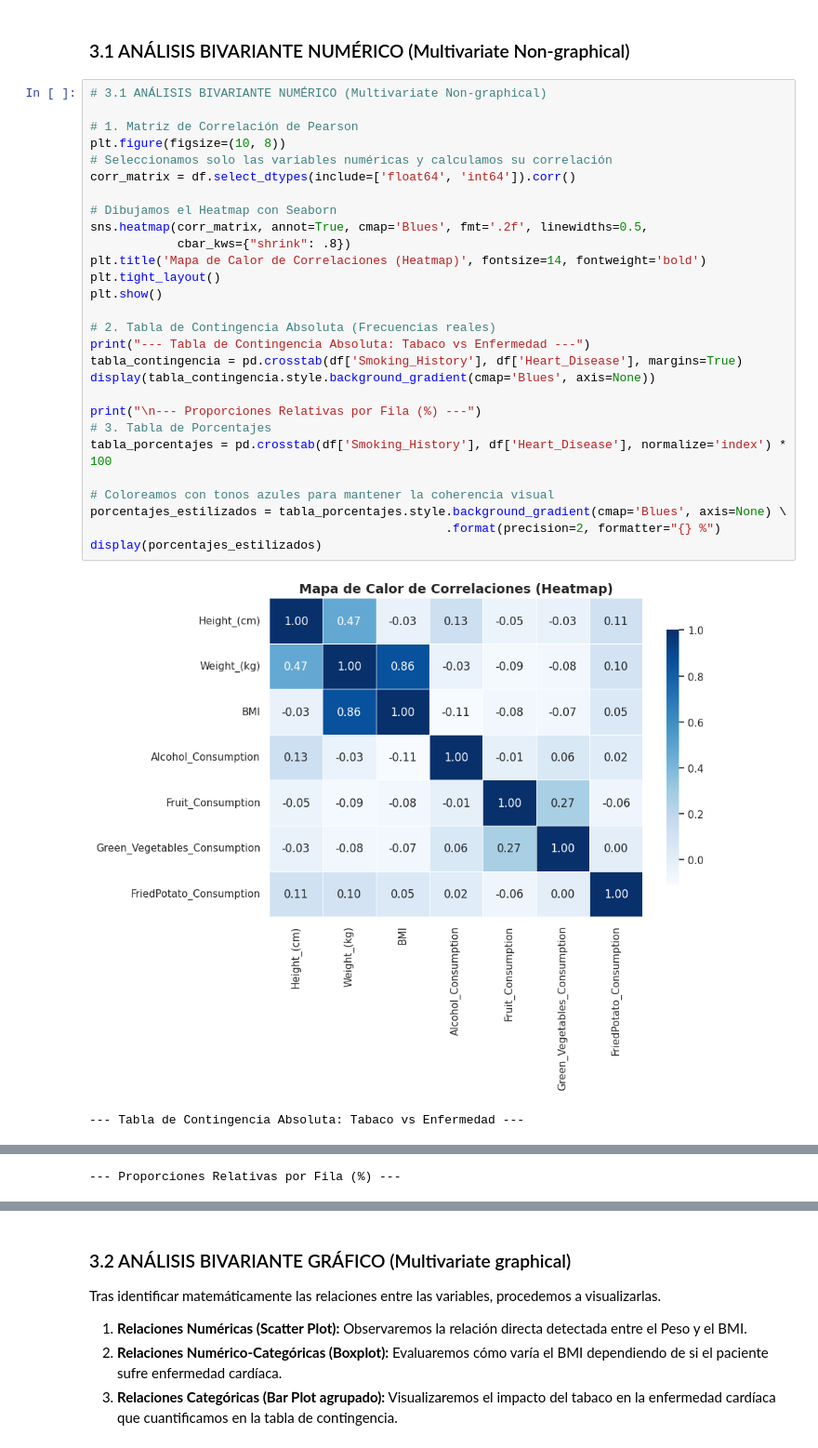
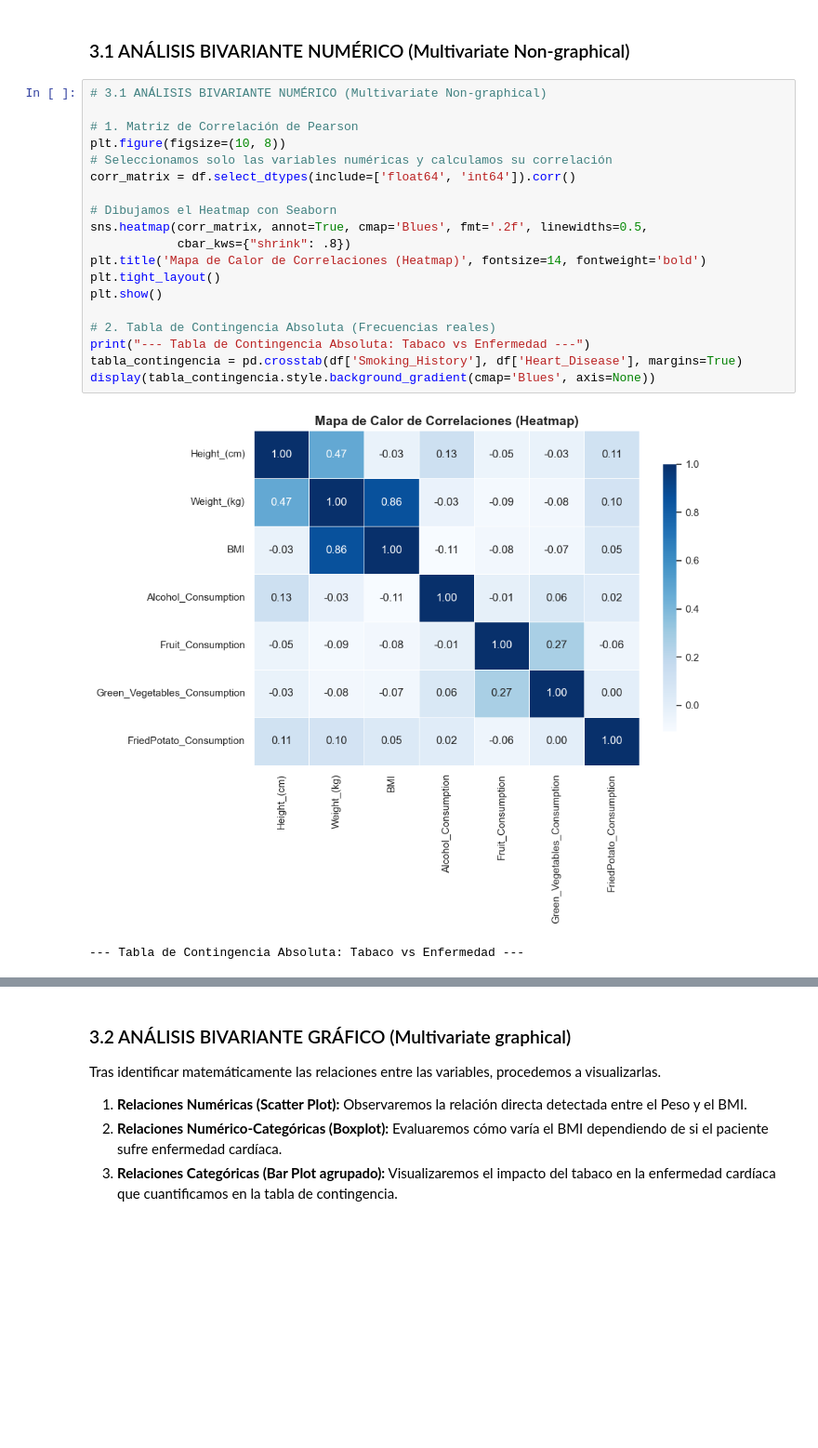
Before and after one commit to jjimper/ProyectoIACOM, a Jupyter notebook: Trabajo.ipynb, the cells around one changed output, grey strips where cells are left out. Shown at 93% size. Drawn from its saved outputs; the diff is of its cells as text; blank space fills up the shorter version.

```diff
--- a/Trabajo.ipynb
+++ b/Trabajo.ipynb
@@ -279,37 +279,27 @@ Comenzaremos con la aproximación **Multivariate Non-graphical**:
 # %%
 # 3.1 ANÁLISIS BIVARIANTE NUMÉRICO (Multivariate Non-graphical)
 
 # 1. Matriz de Correlación de Pearson
 plt.figure(figsize=(10, 8))
 # Seleccionamos solo las variables numéricas y calculamos su correlación
 corr_matrix = df.select_dtypes(include=['float64', 'int64']).corr()
 
 # Dibujamos el Heatmap con Seaborn
 sns.heatmap(corr_matrix, annot=True, cmap='Blues', fmt='.2f', linewidths=0.5,
             cbar_kws={"shrink": .8})
 plt.title('Mapa de Calor de Correlaciones (Heatmap)', fontsize=14, fontweight='bold')
 plt.tight_layout()
 plt.show()
 
 # 2. Tabla de Contingencia Absoluta (Frecuencias reales)
 print("--- Tabla de Contingencia Absoluta: Tabaco vs Enfermedad ---")
 tabla_contingencia = pd.crosstab(df['Smoking_History'], df['Heart_Disease'], margins=True)
 display(tabla_contingencia.style.background_gradient(cmap='Blues', axis=None))
-
-print("\n--- Proporciones Relativas por Fila (%) ---")
-# 3. Tabla de Porcentajes
-tabla_porcentajes = pd.crosstab(df['Smoking_History'], df['Heart_Disease'], normalize='index') * 100
-
-# Coloreamos con tonos azules para mantener la coherencia visual
-porcentajes_estilizados = tabla_porcentajes.style.background_gradient(cmap='Blues', axis=None) \
-                                                 .format(precision=2, formatter="{} %")
-display(porcentajes_estilizados)
 # %% [output]
-[figure, old version]
+[figure, new version]
 --- Tabla de Contingencia Absoluta: Tabaco vs Enfermedad ---
 | Heart_Disease | No | Yes | All |
 | Smoking_History |  |  |  |
 | No | 173203 | 10387 | 183590 |
 | Yes | 110680 | 14584 | 125264 |
 | All | 283883 | 24971 | 308854 |
---- Proporciones Relativas por Fila (%) ---
```
Also changed, not shown: parts of 39 cells of this notebook.
